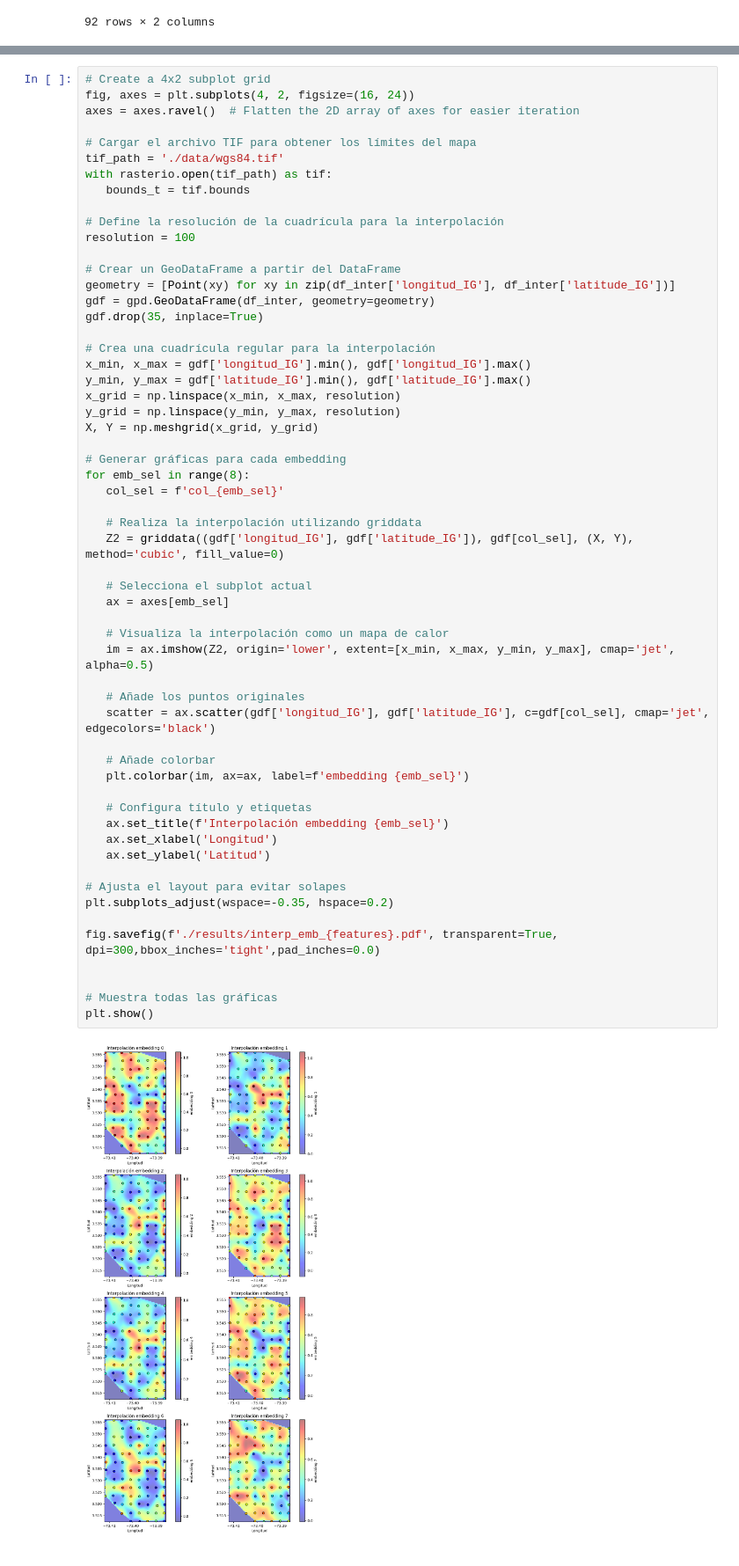
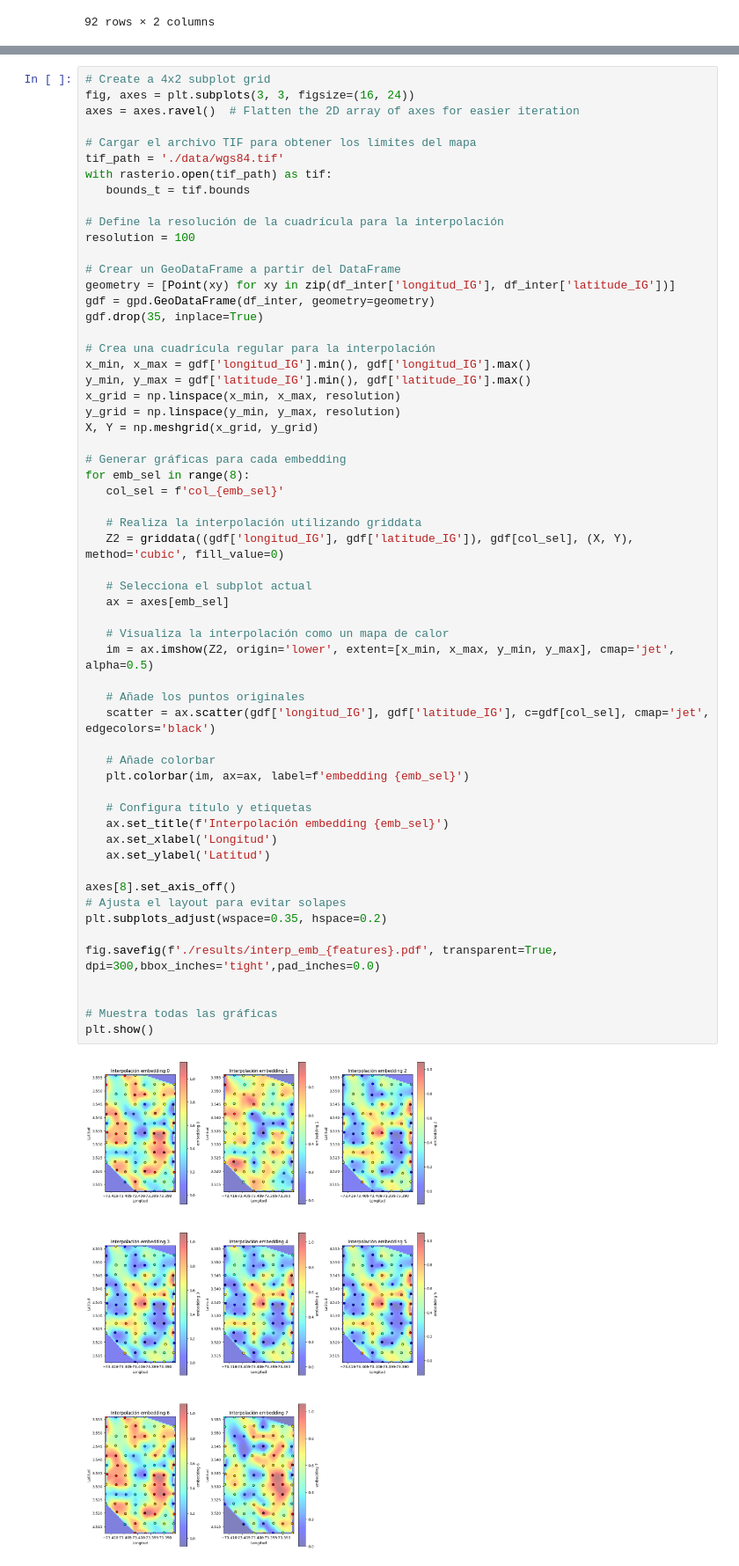
Before and after one commit to andrescastro-itm/GNN_ecoacoustic, a Jupyter notebook: main.ipynb, the cells around one changed output, grey strips where cells are left out. Shown at 88% size. Cells and saved outputs as stored; diff of their text form.

```diff
--- a/main.ipynb
+++ b/main.ipynb
@@ -662,6 +657,6 @@ plt.show()
 # %%
 # Create a 4x2 subplot grid
-fig, axes = plt.subplots(4, 2, figsize=(16, 24))
+fig, axes = plt.subplots(3, 3, figsize=(16, 24))
 axes = axes.ravel()  # Flatten the 2D array of axes for easier iteration
 
 # Cargar el archivo TIF para obtener los límites del mapa
@@ -689,32 +684,33 @@ for emb_sel in range(8):
    col_sel = f'col_{emb_sel}'
 
    # Realiza la interpolación utilizando griddata
    Z2 = griddata((gdf['longitud_IG'], gdf['latitude_IG']), gdf[col_sel], (X, Y), method='cubic', fill_value=0)
 
    # Selecciona el subplot actual
    ax = axes[emb_sel]
 
    # Visualiza la interpolación como un mapa de calor
    im = ax.imshow(Z2, origin='lower', extent=[x_min, x_max, y_min, y_max], cmap='jet', alpha=0.5)
 
    # Añade los puntos originales
    scatter = ax.scatter(gdf['longitud_IG'], gdf['latitude_IG'], c=gdf[col_sel], cmap='jet', edgecolors='black')
 
    # Añade colorbar
    plt.colorbar(im, ax=ax, label=f'embedding {emb_sel}')
 
    # Configura título y etiquetas
    ax.set_title(f'Interpolación embedding {emb_sel}')
    ax.set_xlabel('Longitud')
    ax.set_ylabel('Latitud')
 
+axes[8].set_axis_off()
 # Ajusta el layout para evitar solapes
-plt.subplots_adjust(wspace=-0.35, hspace=0.2)
+plt.subplots_adjust(wspace=0.35, hspace=0.2)
 
 fig.savefig(f'./results/interp_emb_{features}.pdf', transparent=True, dpi=300,bbox_inches='tight',pad_inches=0.0)
 
 
 # Muestra todas las gráficas
 plt.show()
 # %% [output]
-[figure, old version]
+[figure, new version]
```
Also changed, not shown: parts of 19 cells of this notebook.
